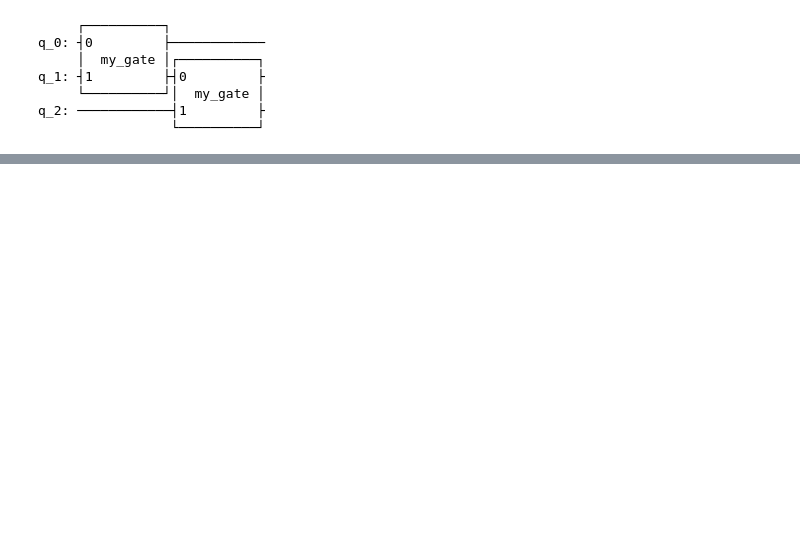
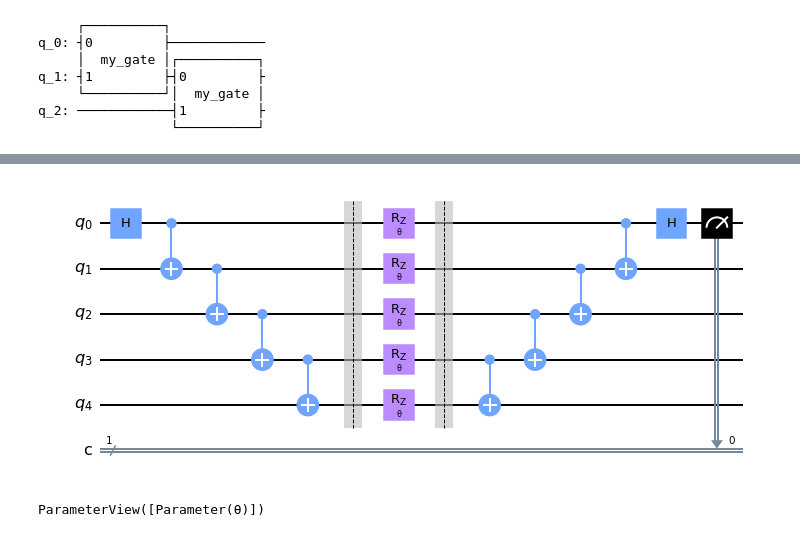
Before and after one commit to kenzalittlegenius/qiskit-tutorials, a Jupyter notebook: tutorials/circuits_advanced/01.01_advanced_circuits.ipynb, the cells around one changed output, grey strips where cells are left out. Saved outputs shown, nothing was run; the diff lists cells and outputs as text; code cells hidden in the pictures; blank space fills up the shorter version.

```diff
--- a/tutorials/circuits_advanced/01.01_advanced_circuits.ipynb
+++ b/tutorials/circuits_advanced/01.01_advanced_circuits.ipynb
@@ -95,33 +83,46 @@ q_2: ────────────────┤ X ├─────┤
 # %%
-"""Parametrized circuits"""
+"Parametrized circuits"
+"""circuit avec un ou des paramêtres"""
 
 from qiskit.circuit import Parameter
 
 #on ajoute un paramêtre qui est theta
 theta = Parameter('θ')
 
 n = 5
 
-#circuit quantique
+#circuit quantique avec 5 entrées et un état ?
 qc = QuantumCircuit(5, 1)
 
 #application d'une porte hadamard
 qc.h(0)
 for i in range(n-1):
+    #controlled X (CNOT) appiquée à tous les états n de 0 à 4
     qc.cx(i, i+1)
 
 #une barriere
 qc.barrier()
 
-#rotation selon l'axe z
+#rotation theta selon l'axe z
 qc.rz(theta, range(5))
 
 #barrière
 qc.barrier()
 
+
 for i in reversed(range(n-1)):
     qc.cx(i, i+1)
+
+#porte hadamard
 qc.h(0)
+
+#mesure
 qc.measure(0, 0)
 
 qc.draw('mpl')
+# %% [output]
+[figure, added]
+# %%
+print(qc.parameters)
+# %% [output]
+ParameterView([Parameter(θ)])
```
Also changed, not shown: parts of 9 cells of this notebook, 1 other file.
